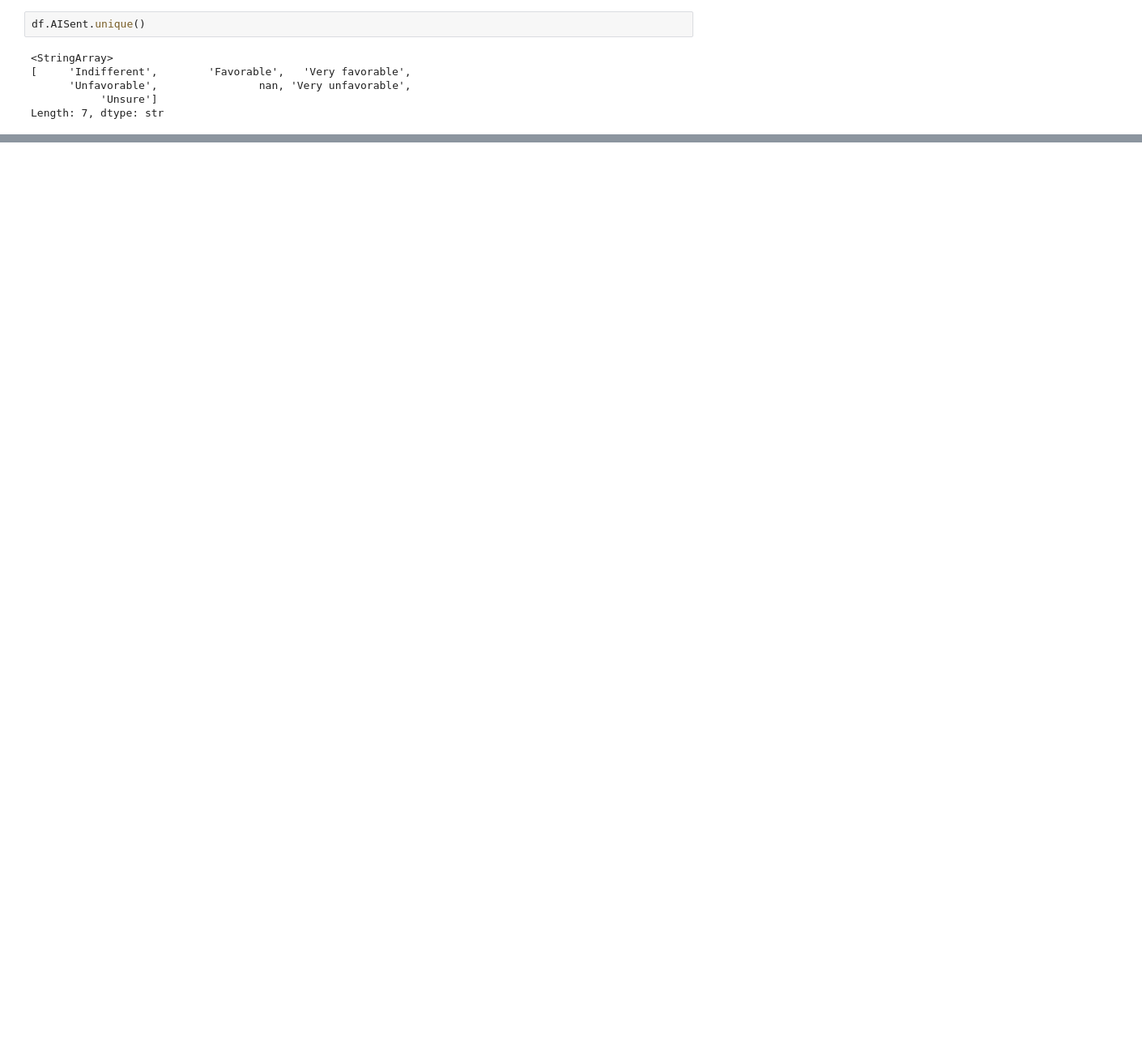
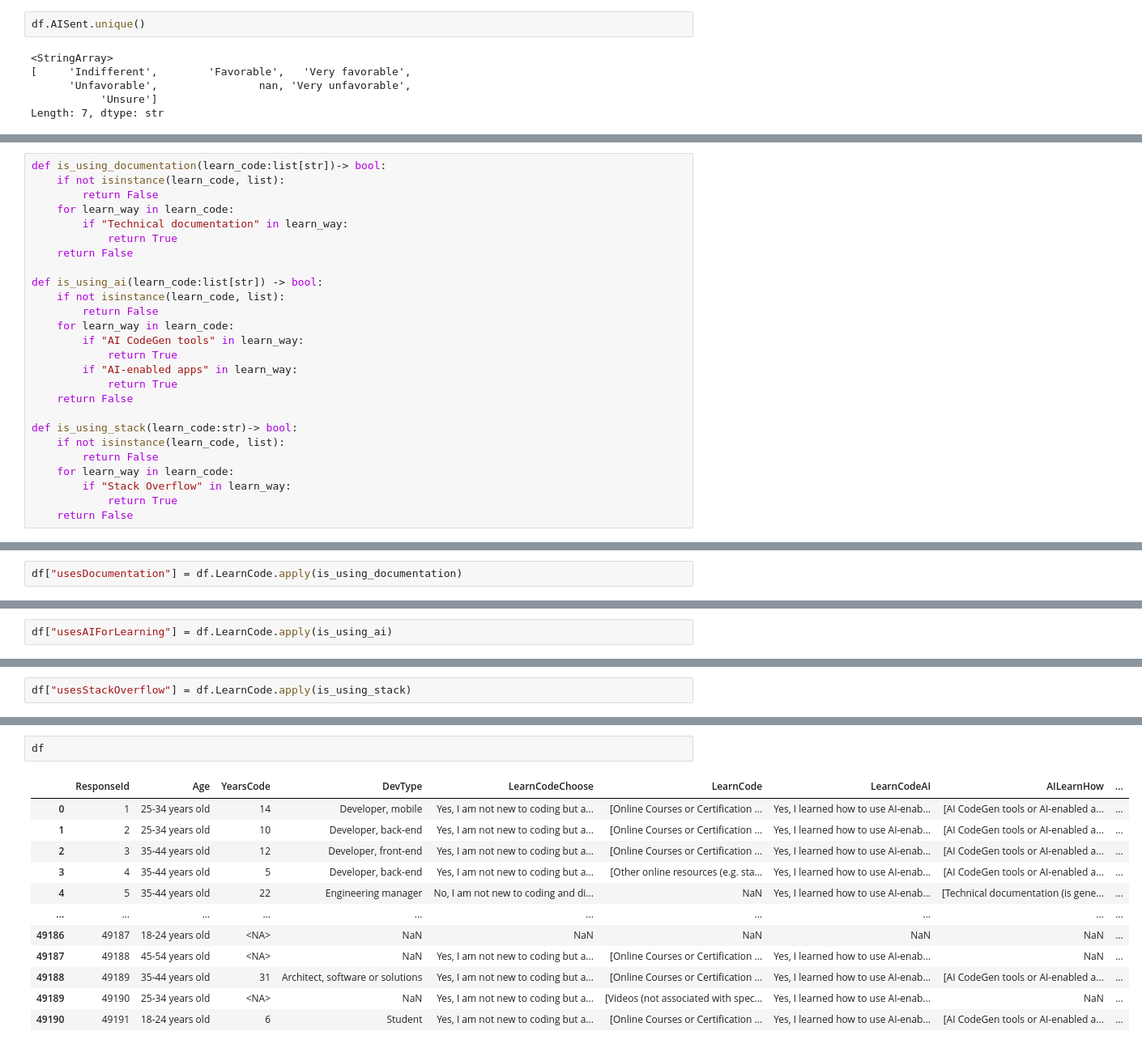
Before and after one commit to ShlomoShoov/DLD-Pipeline, a Jupyter notebook: DLD-Lab/lab.ipynb, the cells around one changed output, grey strips where cells are left out. Shown at 81% size. Saved outputs shown, nothing was run; the diff lists cells and outputs as text; blank space fills up the shorter version.

```diff
--- a/DLD-Lab/lab.ipynb
+++ b/DLD-Lab/lab.ipynb
@@ -106,0 +177,26 @@ Length: 7, dtype: str
+# %%
+def is_using_documentation(learn_code:list[str])-> bool:
+    if not isinstance(learn_code, list):
+        return False
+    for learn_way in learn_code:
+        if "Technical documentation" in learn_way:
+            return True
+    return False
+
+def is_using_ai(learn_code:list[str]) -> bool:
+    if not isinstance(learn_code, list):
+        return False
+    for learn_way in learn_code:
+        if "AI CodeGen tools" in learn_way:
+            return True
+        if "AI-enabled apps" in learn_way:
+            return True
+    return False
+
+def is_using_stack(learn_code:str)-> bool:
+    if not isinstance(learn_code, list):
+        return False
+    for learn_way in learn_code:
+        if "Stack Overflow" in learn_way:
+            return True
+    return False
@@ -106,0 +218,2 @@ Length: 7, dtype: str
+# %%
+df["usesDocumentation"] = df.LearnCode.apply(is_using_documentation)
@@ -106,0 +226,2 @@ Length: 7, dtype: str
+# %%
+df["usesAIForLearning"] = df.LearnCode.apply(is_using_ai)
@@ -106,0 +237,2 @@ Length: 7, dtype: str
+# %%
+df["usesStackOverflow"] = df.LearnCode.apply(is_using_stack)
@@ -106,0 +253,15 @@ Length: 7, dtype: str
+# %%
+df
+# %% [output]
+|  | ResponseId | Age | YearsCode | DevType | LearnCodeChoose | LearnCode | LearnCodeAI | AILearnHow | ... |
+| 0 | 1 | 25-34 years old | 14 | Developer, mobile | Yes, I am not new to coding but a... | [Online Courses or Certification ... | Yes, I learned how to use AI-enab... | [AI CodeGen tools or AI-enabled a... | ... |
+| 1 | 2 | 25-34 years old | 10 | Developer, back-end | Yes, I am not new to coding but a... | [Online Courses or Certification ... | Yes, I learned how to use AI-enab... | [AI CodeGen tools or AI-enabled a... | ... |
+| 2 | 3 | 35-44 years old | 12 | Developer, front-end | Yes, I am not new to coding but a... | [Online Courses or Certification ... | Yes, I learned how to use AI-enab... | [AI CodeGen tools or AI-enabled a... | ... |
+| 3 | 4 | 35-44 years old | 5 | Developer, back-end | Yes, I am not new to coding but a... | [Other online resources (e.g. sta... | Yes, I learned how to use AI-enab... | [AI CodeGen tools or AI-enabled a... | ... |
+| 4 | 5 | 35-44 years old | 22 | Engineering manager | No, I am not new to coding and di... | NaN | Yes, I learned how to use AI-enab... | [Technical documentation (is gene... | ... |
+| ... | ... | ... | ... | ... | ... | ... | ... | ... | ... |
+| 49186 | 49187 | 18-24 years old | <NA> | NaN | NaN | NaN | NaN | NaN | ... |
+| 49187 | 49188 | 45-54 years old | <NA> | NaN | Yes, I am not new to coding but a... | [Online Courses or Certification ... | Yes, I learned how to use AI-enab... | NaN | ... |
+| 49188 | 49189 | 35-44 years old | 31 | Architect, software or solutions | Yes, I am not new to coding but a... | [Online Courses or Certification ... | Yes, I learned how to use AI-enab... | [AI CodeGen tools or AI-enabled a... | ... |
+| 49189 | 49190 | 25-34 years old | <NA> | NaN | Yes, I am not new to coding but a... | [Videos (not associated with spec... | Yes, I learned how to use AI-enab... | NaN | ... |
+| 49190 | 49191 | 18-24 years old | 6 | Student | Yes, I am not new to coding but a... | [Online Courses or Certification ... | Yes, I learned how to use AI-enab... | [AI CodeGen tools or AI-enabled a... | ... |
```
Also changed, not shown: parts of 18 cells of this notebook, 11 other files.
